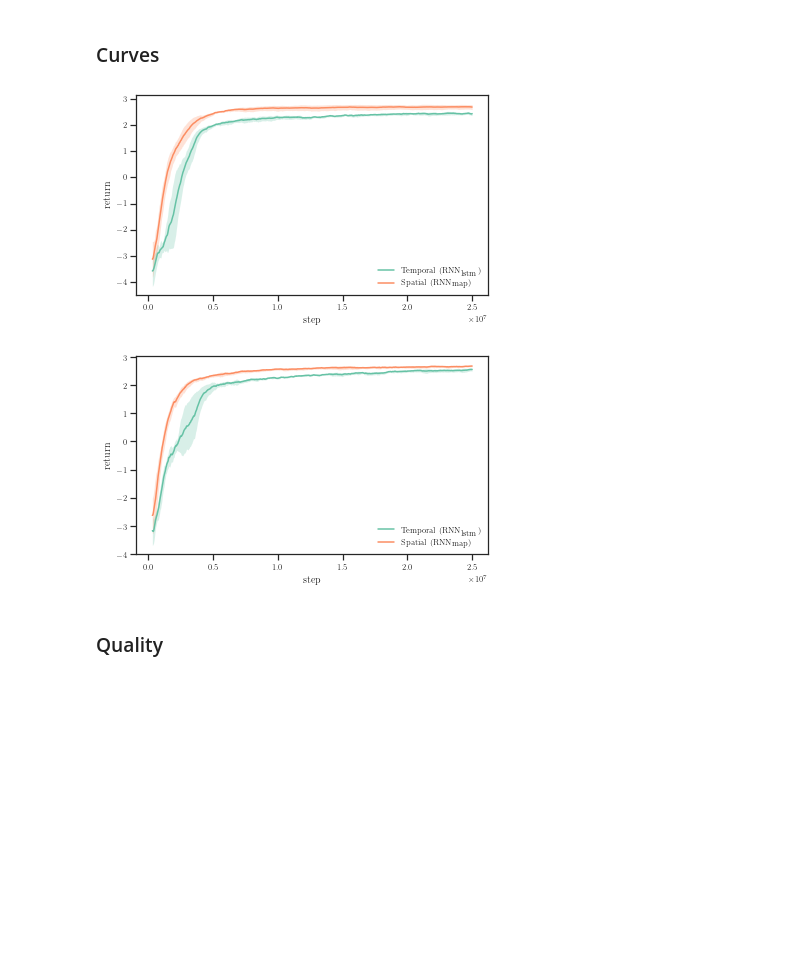
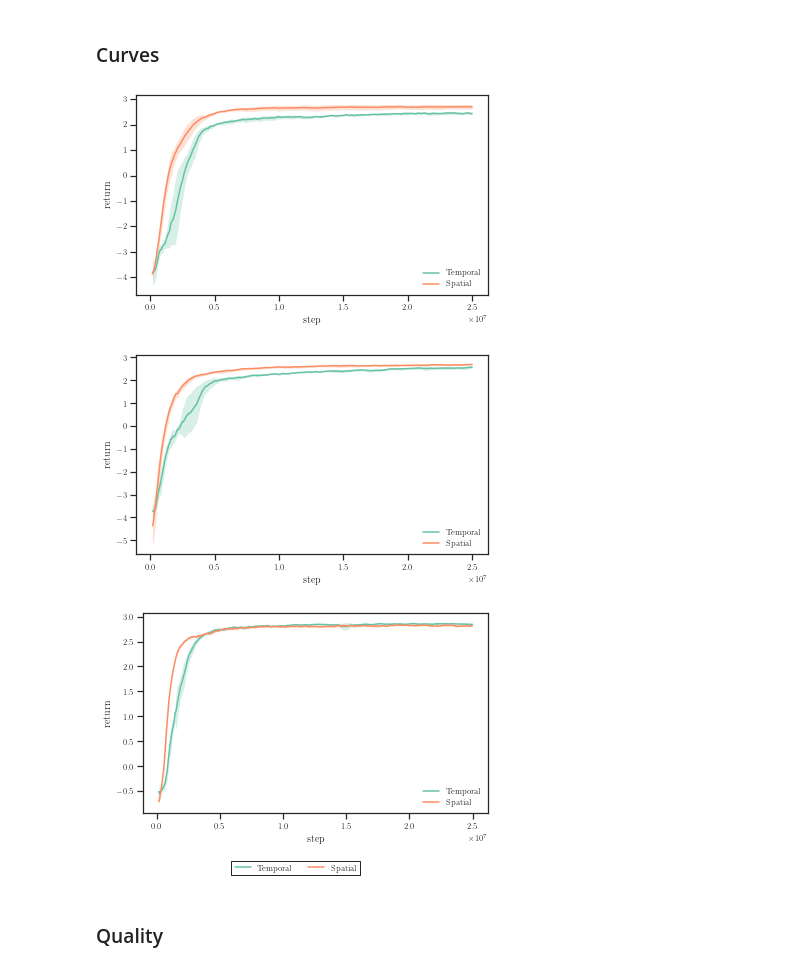
Before and after one commit to fumlig/visualsearch, a Jupyter notebook: plot.ipynb, the cells around one changed output. Cells and saved outputs as stored; diff of their text form; code cells hidden in the pictures; blank space fills up the shorter version.

```diff
--- a/plot.ipynb
+++ b/plot.ipynb
@@ -309,32 +309,37 @@ def plot_values(ax, all_values, max_x=0, label=None, **kwargs):
 ### Curves
 # %%
 timesteps = int(25e6)
-environments = ["gaussian", "terrain"]#, "camera"]
+environments = ["gaussian", "terrain", "camera"]
 seeds = [0, 1, 2]
 field = "return"
 
-for environment in environments:
+for i, environment in enumerate(environments):
     fig, ax = plt.subplots(figsize=figsize(width=TEXTWIDTH_IN))
 
     data = {
-        r"Temporal ($\textrm{RNN}_\textrm{lstm}$)": [f"results/{environment}/lstm/{seed}/train.csv" for seed in seeds],
-        r"Spatial ($\textrm{RNN}_\textrm{map}$)": [f"results/{environment}/map/{seed}/train.csv" for seed in seeds],
+        "Temporal": [f"results/{environment}/lstm/{seed}/train.csv" for seed in seeds],
+        "Spatial": [f"results/{environment}/map/{seed}/train.csv" for seed in seeds],
     }
 
     for label, csv_files in data.items():
         raw_data = np.array([read_csv(f, field) for f in csv_files])
-        plot_values(ax, raw_data, label=label, smoothing=0.95, first_valid=20, x_scale=timesteps/raw_data.shape[1])
+        plot_values(ax, raw_data, label=label, smoothing=0.95, first_valid=10, x_scale=timesteps/raw_data.shape[1])
 
     ax.set_xlabel("step")
     ax.set_ylabel(field)
     ax.legend(frameon=False)
 
-    #fig.suptitle(fr"${shape} \times {shape}$ search space")
+    if i == len(environments) - 1:
+        handles, labels = plt.gca().get_legend_handles_labels()
+        by_label = dict(zip(labels, handles))
+        fig.legend(by_label.values(), by_label.keys(), ncol=len(environments), loc="lower center", bbox_to_anchor=(0.5, -0.1))
+
     fig.tight_layout()
-    #fig.savefig(figpath(f"shape-{shape}"))
+    fig.savefig(figpath(f"learning-{environment}"), bbox_inches="tight")
 # %% [output]
-[figure, old version]
+[figure, new version]
-[figure, old version]
+[figure, new version]
+[figure, added]
 # %% [markdown]
 ### Quality
 # %%
```
Also changed, not shown: 15 other files.
